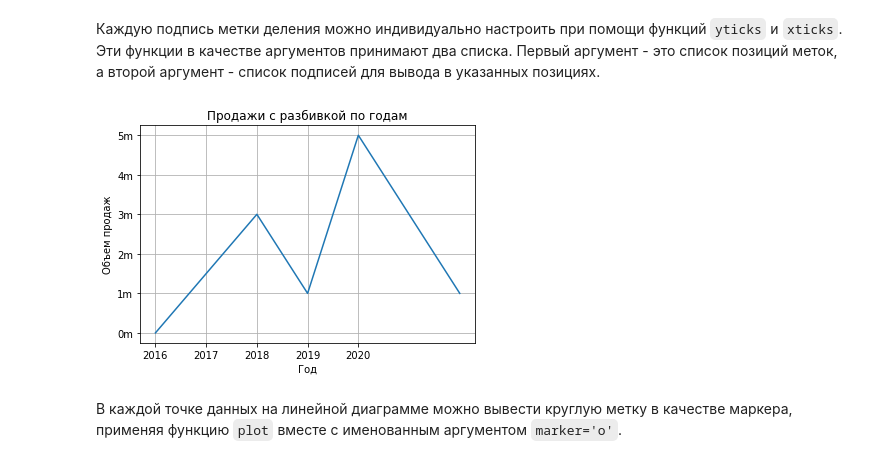
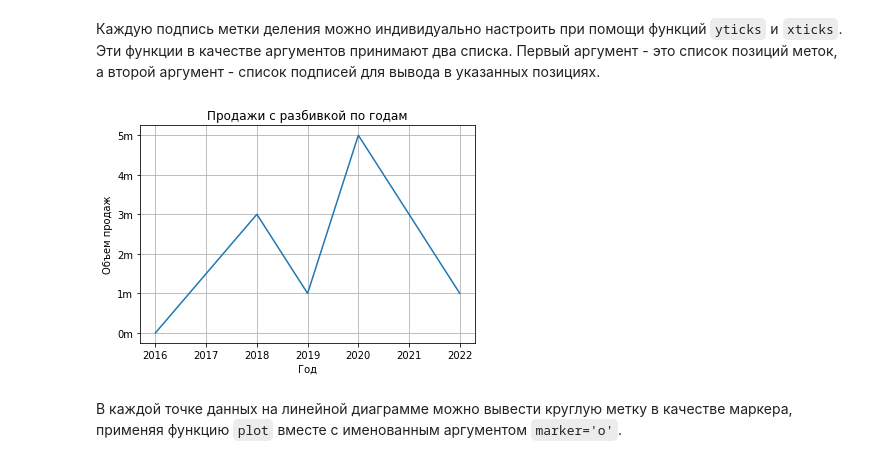
Before and after one commit to dm-fedorov/matplotlib_basic, a Jupyter notebook: 0. list_and_mpl.ipynb, the cells around one changed output. Saved outputs shown, nothing was run; the diff lists cells and outputs as text; code cells hidden in the pictures.

```diff
--- a/0. list_and_mpl.ipynb
+++ b/0. list_and_mpl.ipynb
@@ -126,35 +126,35 @@ plt.show()
 # %%
 # Эта программа выводит простой линейный график.
 import matplotlib.pyplot as plt
 %matplotlib inline
 
 # Создать списки для координат X и Y каждой точки данных.
 x_coords = [0, 2, 3, 4, 6]
 y_coords = [0, 3, 1, 5, 1]
 
 # Построить линейный график.
 plt.plot(x_coords, y_coords)
 
 # Добавить заголовок.
 plt.title('Продажи с разбивкой по годам')
 
 # Добавить на оси описательные метки.
 plt.xlabel('Год')
 plt.ylabel('Объем продаж')
 
 # Настроить метки делений.
-plt.xticks([0, 1, 2, 3, 4],
-           ['2016', '2017', '2018', '2019', '2020'])
+plt.xticks([0, 1, 2, 3, 4, 5, 6],
+           ['2016', '2017', '2018', '2019', '2020', '2021', '2022'])
 plt.yticks([0, 1, 2, 3, 4, 5],
            ['0m', '1m', '2m', '3m', '4m', '5m'])
 
 # Добавить сетку.
 plt.grid(True)
 
 # Показать линейный график.
 plt.show()
 # %% [output]
-[figure, old version]
+[figure, new version]
 # %% [markdown]
 В каждой точке данных на линейной диаграмме можно вывести круглую метку в качестве маркера, применяя функцию `plot` вместе с именованным аргументом `marker='o'`.
 # %%
```
Also changed, not shown: parts of 1 cell of this notebook, 1 other file.
